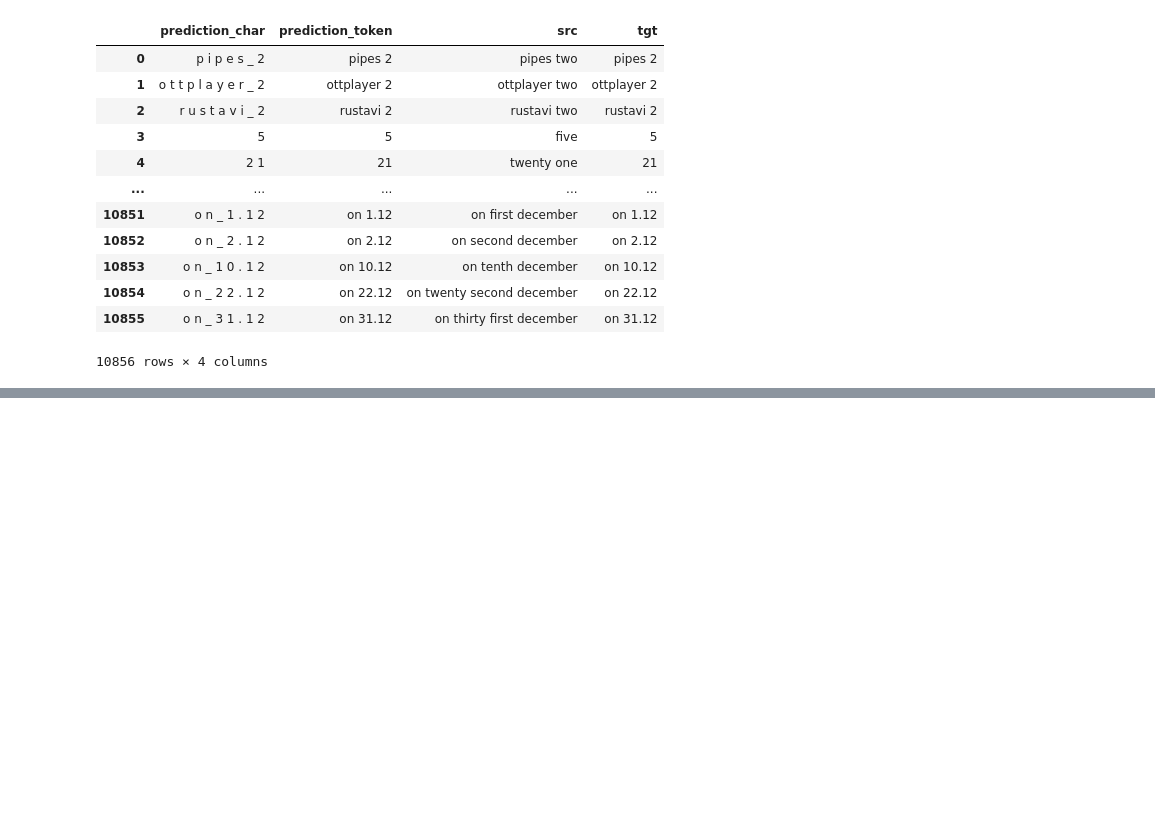
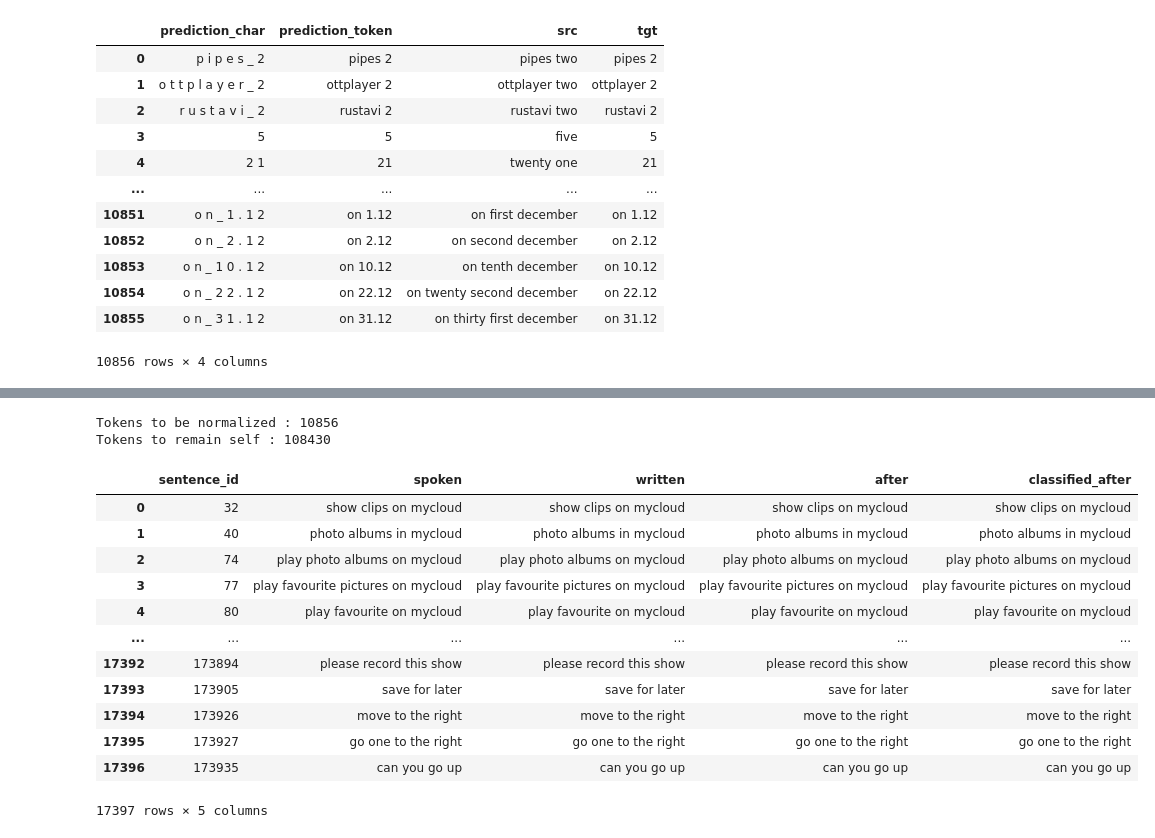
Before and after one commit to sting1000/generator, a Jupyter notebook: ner.ipynb, the cells around one changed output, grey strips where cells are left out. Drawn from its saved outputs; the diff is of its cells as text; code cells hidden in the pictures; blank space fills up the shorter version.

```diff
--- a/ner.ipynb
+++ b/ner.ipynb
@@ -467 +461,29 @@ t
+# %%
+# Evaluate Normalization
+id_tobenormalized = classified_data.index[classified_data['tag']=='B'].tolist()
+id_remainself = classified_data.index[classified_data['tag']=='O'].tolist()
+print('Tokens to be normalized : {}'.format(len(id_tobenormalized)))
+print('Tokens to remain self : {}'.format(len(id_remainself)))
+classified_data['after'] = ''
+classified_data.loc[id_tobenormalized, 'after'] = test_pred['prediction_token'].tolist()
+classified_data.loc[id_remainself, 'after'] = classified_data.loc[id_remainself, 'written']
+classified_res = classified_data.groupby(['sentence_id'], as_index = False).agg({'written': ' '.join, 'after': ' '.join})
+t['classified_after'] = classified_res['after']
+t
+# %% [output]
+Tokens to be normalized : 10856
+Tokens to remain self : 108430
+|  | sentence_id | spoken | written | after | classified_after |
+| 0 | 32 | show clips on mycloud | show clips on mycloud | show clips on mycloud | show clips on mycloud |
+| 1 | 40 | photo albums in mycloud | photo albums in mycloud | photo albums in mycloud | photo albums in mycloud |
+| 2 | 74 | play photo albums on mycloud | play photo albums on mycloud | play photo albums on mycloud | play photo albums on mycloud |
+| 3 | 77 | play favourite pictures on mycloud | play favourite pictures on mycloud | play favourite pictures on mycloud | play favourite pictures on mycloud |
+| 4 | 80 | play favourite on mycloud | play favourite on mycloud | play favourite on mycloud | play favourite on mycloud |
+| ... | ... | ... | ... | ... | ... |
+| 17392 | 173894 | please record this show | please record this show | please record this show | please record this show |
+| 17393 | 173905 | save for later | save for later | save for later | save for later |
+| 17394 | 173926 | move to the right | move to the right | move to the right | move to the right |
+| 17395 | 173927 | go one to the right | go one to the right | go one to the right | go one to the right |
+| 17396 | 173935 | can you go up | can you go up | can you go up | can you go up |
+17397 rows × 5 columns
 # %%
```
Also changed, not shown: parts of 7 cells of this notebook, 1 other file.
